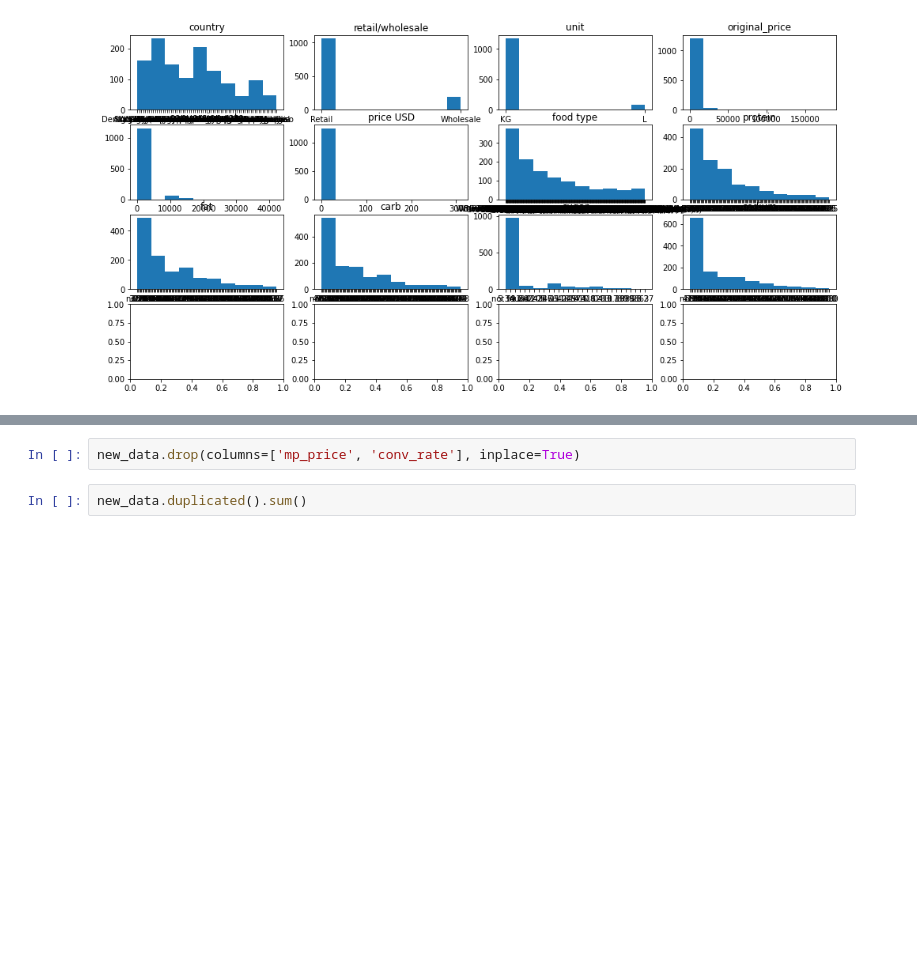
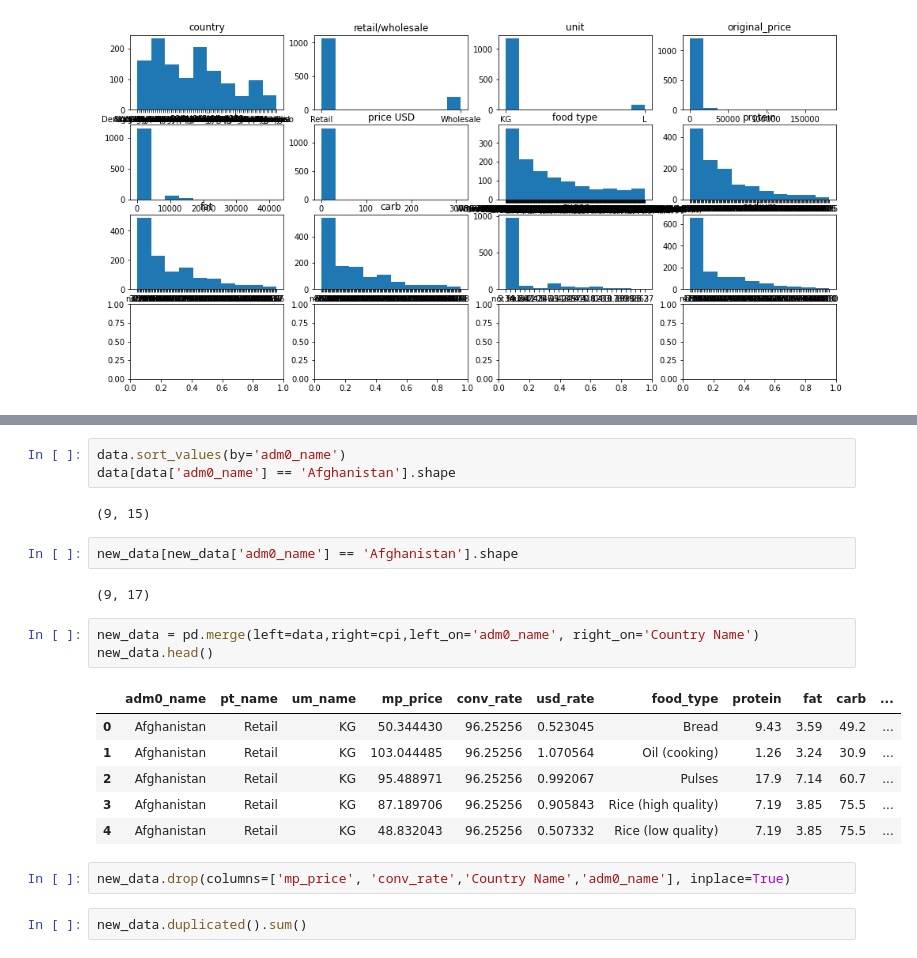
Before and after one commit to AllanRPetersen/Predicting-Food-Prices, a Jupyter notebook: notebooks/adrian pre-modeling.ipynb, the cells around one changed output, grey strips where cells are left out. Drawn from its saved outputs; the diff is of its cells as text; blank space fills up the shorter version.

```diff
--- a/notebooks/adrian pre-modeling.ipynb
+++ b/notebooks/adrian pre-modeling.ipynb
@@ -60,5 +77,24 @@ new_data = data
+# %%
+data.sort_values(by='adm0_name')
+data[data['adm0_name'] == 'Afghanistan'].shape
+# %% [output]
+(9, 15)
+# %%
+new_data[new_data['adm0_name'] == 'Afghanistan'].shape
+# %% [output]
+(9, 17)
+# %%
+new_data = pd.merge(left=data,right=cpi,left_on='adm0_name', right_on='Country Name')
+new_data.head()
+# %% [output]
+|  | adm0_name | pt_name | um_name | mp_price | conv_rate | usd_rate | food_type | protein | fat | carb | ... |
+| 0 | Afghanistan | Retail | KG | 50.344430 | 96.25256 | 0.523045 | Bread | 9.43 | 3.59 | 49.2 | ... |
+| 1 | Afghanistan | Retail | KG | 103.044485 | 96.25256 | 1.070564 | Oil (cooking) | 1.26 | 3.24 | 30.9 | ... |
+| 2 | Afghanistan | Retail | KG | 95.488971 | 96.25256 | 0.992067 | Pulses | 17.9 | 7.14 | 60.7 | ... |
+| 3 | Afghanistan | Retail | KG | 87.189706 | 96.25256 | 0.905843 | Rice (high quality) | 7.19 | 3.85 | 75.5 | ... |
+| 4 | Afghanistan | Retail | KG | 48.832043 | 96.25256 | 0.507332 | Rice (low quality) | 7.19 | 3.85 | 75.5 | ... |
 # %%
-new_data.drop(columns=['mp_price', 'conv_rate'], inplace=True)
+new_data.drop(columns=['mp_price', 'conv_rate','Country Name','adm0_name'], inplace=True)
 # %%
 new_data.duplicated().sum()
 # %% [output]
```
Also changed, not shown: parts of 20 cells of this notebook.
